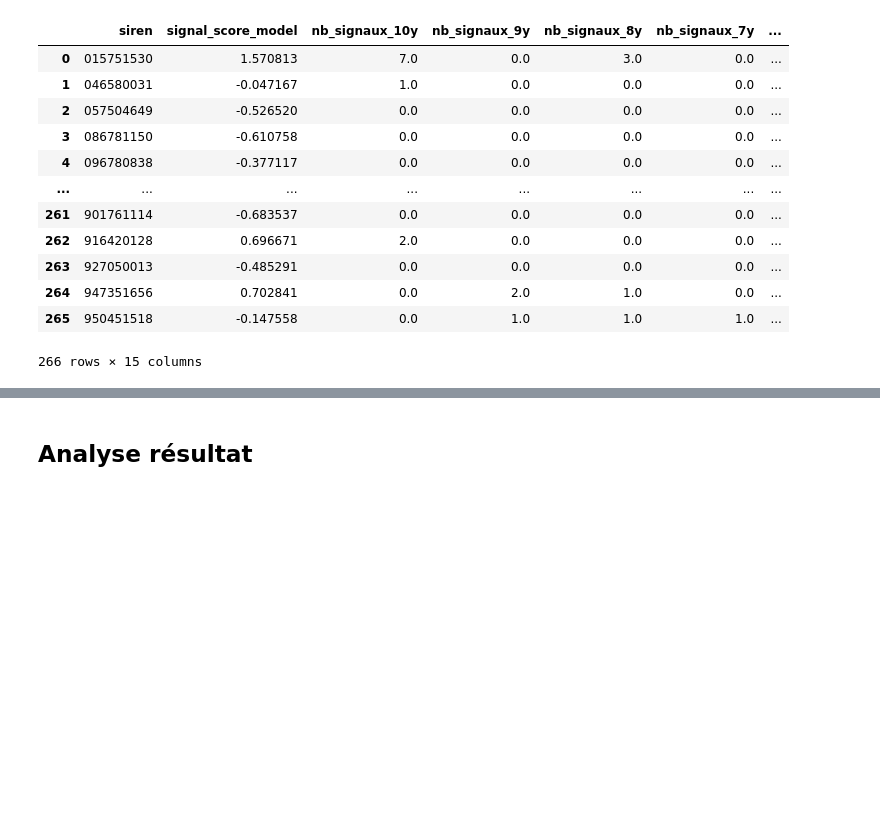
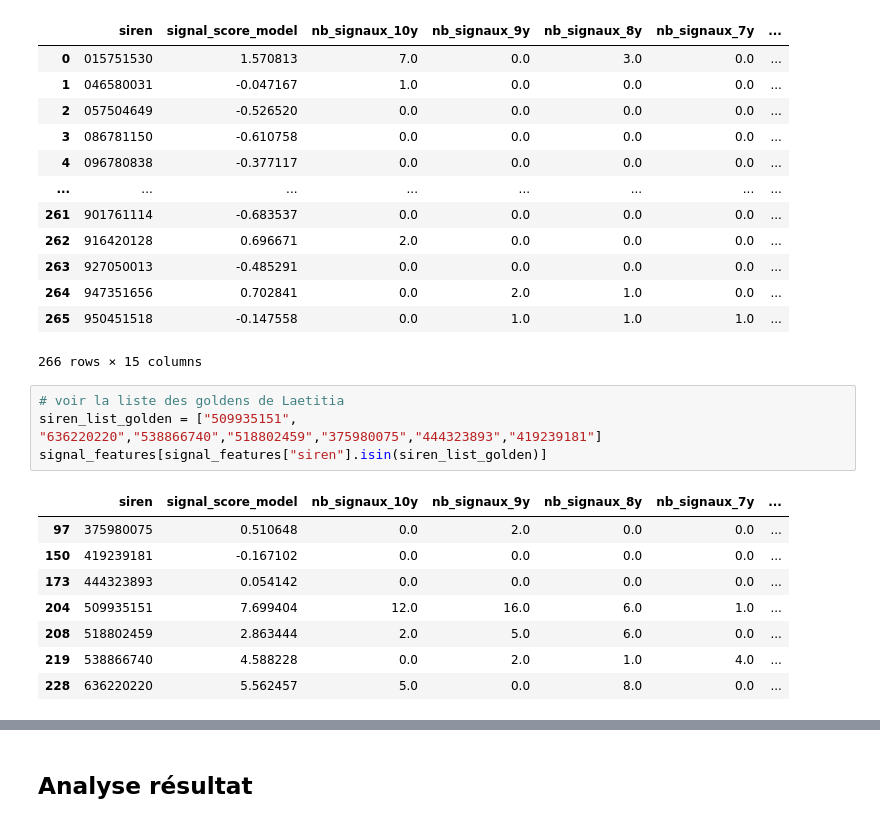
Before and after one commit to dev-labarre/ose-main, a Jupyter notebook: notebooks/Signal_Baseline_Model_v2.ipynb, the cells around one changed output, grey strips where cells are left out. Drawn from its saved outputs; the diff is of its cells as text; blank space fills up the shorter version.

```diff
--- a/notebooks/Signal_Baseline_Model_v2.ipynb
+++ b/notebooks/Signal_Baseline_Model_v2.ipynb
@@ -606,3 +606,16 @@ display(signal_features)
 | 264 | 947351656 | 0.702841 | 0.0 | 2.0 | 1.0 | 0.0 | ... |
 | 265 | 950451518 | -0.147558 | 0.0 | 1.0 | 1.0 | 1.0 | ... |
 266 rows × 15 columns
+# %%
+# voir la liste des goldens de Laetitia
+siren_list_golden = ["509935151", "636220220","538866740","518802459","375980075","444323893","419239181"]
+signal_features[signal_features["siren"].isin(siren_list_golden)]
+# %% [output]
+|  | siren | signal_score_model | nb_signaux_10y | nb_signaux_9y | nb_signaux_8y | nb_signaux_7y | ... |
+| 97 | 375980075 | 0.510648 | 0.0 | 2.0 | 0.0 | 0.0 | ... |
+| 150 | 419239181 | -0.167102 | 0.0 | 0.0 | 0.0 | 0.0 | ... |
+| 173 | 444323893 | 0.054142 | 0.0 | 0.0 | 0.0 | 0.0 | ... |
+| 204 | 509935151 | 7.699404 | 12.0 | 16.0 | 6.0 | 1.0 | ... |
+| 208 | 518802459 | 2.863444 | 2.0 | 5.0 | 6.0 | 0.0 | ... |
+| 219 | 538866740 | 4.588228 | 0.0 | 2.0 | 1.0 | 4.0 | ... |
+| 228 | 636220220 | 5.562457 | 5.0 | 0.0 | 8.0 | 0.0 | ... |
```
Also changed, not shown: parts of 4 cells of this notebook.
